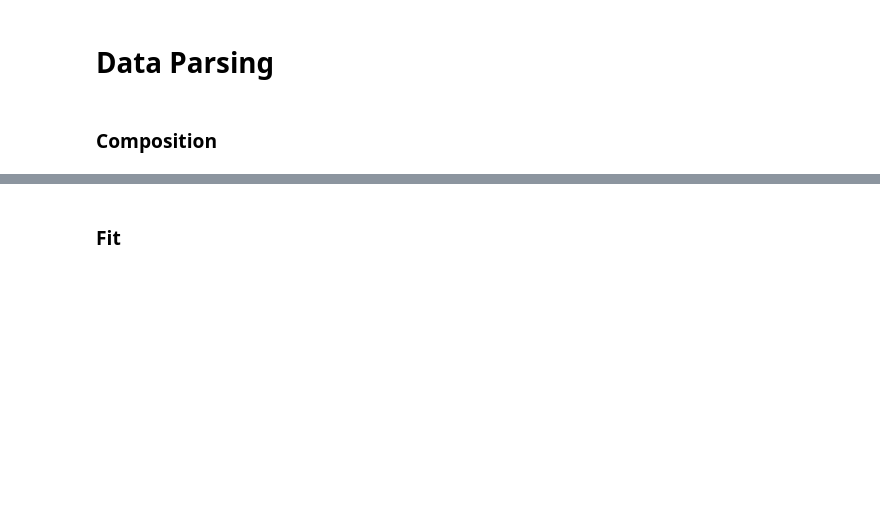
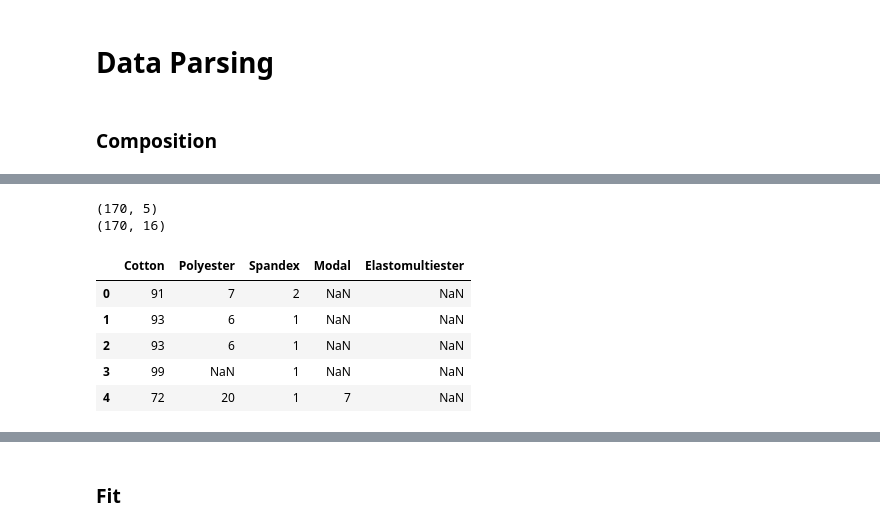
Before and after one commit to humberto-aguiar/Web-Scraping-Jeans, a Jupyter notebook: src/hm-web-scraping-v05.ipynb, the cells around one changed output, grey strips where cells are left out. Cells and saved outputs as stored; diff of their text form; code cells hidden in the pictures; blank space fills up the shorter version.

```diff
--- a/src/hm-web-scraping-v05.ipynb
+++ b/src/hm-web-scraping-v05.ipynb
@@ -353,6 +372,19 @@ for composition in df_comp_aux['comp']:
     df_comp_split = pd.concat( [df_comp_split, df_aux], axis = 0 )
 
 df_comp_split.reset_index(inplace = True, drop = True)
+# %%
+print(df_comp_split.shape)
+print(df_comp_aux.shape)
+df_comp_split.head()
+# %% [output]
+(170, 5)
+(170, 16)
+|  | Cotton | Polyester | Spandex | Modal | Elastomultiester |
+| 0 | 91 | 7 | 2 | NaN | NaN |
+| 1 | 93 | 6 | 1 | NaN | NaN |
+| 2 | 93 | 6 | 1 | NaN | NaN |
+| 3 | 99 | NaN | 1 | NaN | NaN |
+| 4 | 72 | 20 | 1 | 7 | NaN |
 # %%
 # result
 df_comp_aux = pd.concat( [df_comp_aux, df_comp_split], axis = 1 )
```
Also changed, not shown: parts of 9 cells of this notebook, 1 other file.
